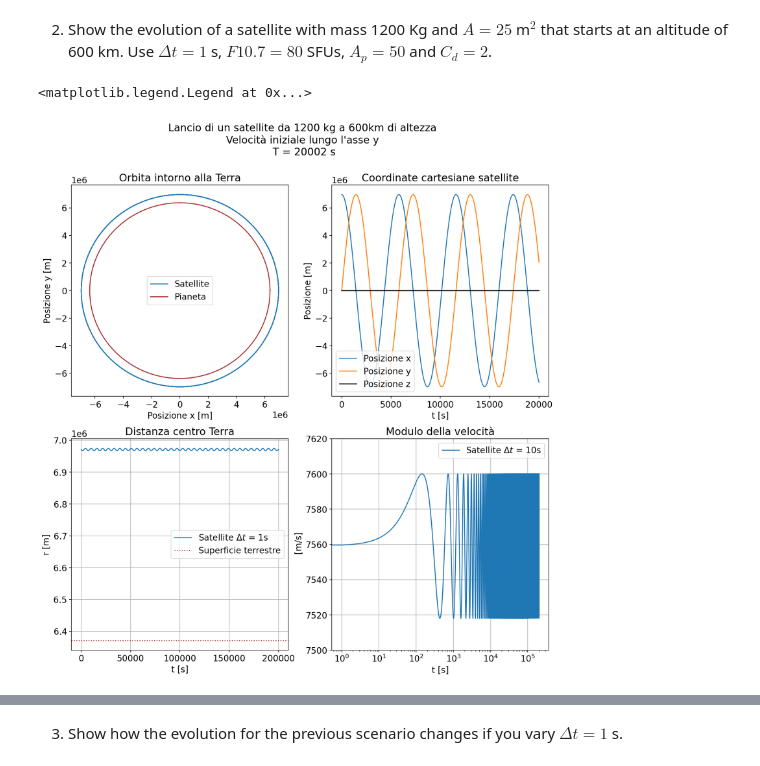
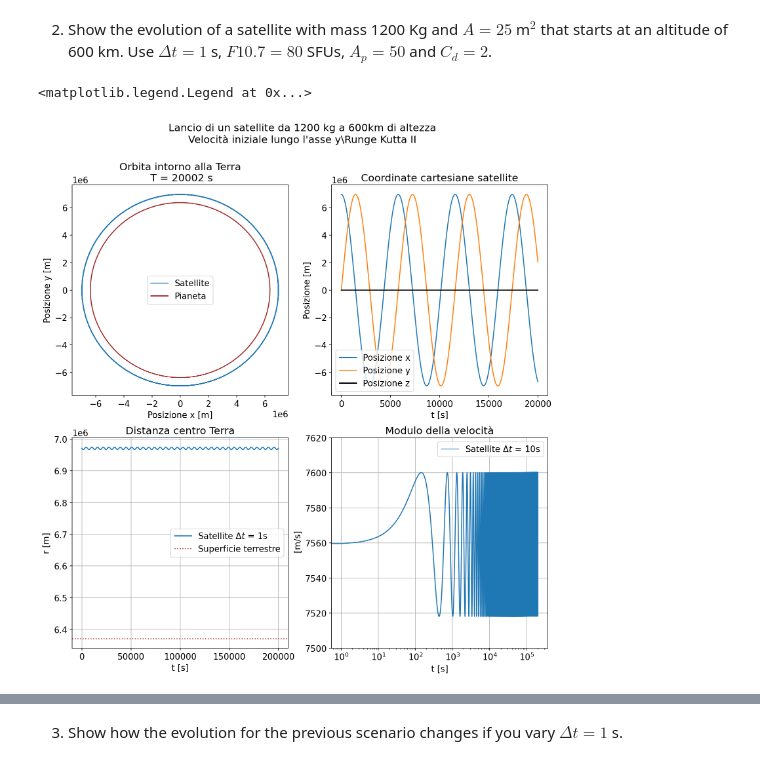
Before and after one commit to amifra8uni/LabCMP, a Jupyter notebook: Esame_28_gennaio.ipynb, the cells around one changed output, grey strips where cells are left out. Drawn from its saved outputs; the diff is of its cells as text; code cells hidden in the pictures.

```diff
--- a/Esame_28_gennaio.ipynb
+++ b/Esame_28_gennaio.ipynb
@@ -54,8 +54,10 @@ plt.show()
 # %%
 %matplotlib inline
 %config InlineBackend.figure_format ='retina'
-plt.figure(figsize=(14,14))
-plt.rc('font', size=14)
+plt.figure(figsize=(13,13))
+plt.rc('font', size=13)
+
+### Runge Kutta II ###
 
 # Importo le coordinate x dell'oggetto dei file della simulazione
 RK_1200kg = '/content/drive/MyDrive/Colab Notebooks/Computing_Methods/Esame/sim2_dt_1.dat'
@@ -65,9 +67,9 @@ t = np.arange(len(x)*1, step = 1)
 ## Plot 1 ##
 # Vediamo innanzitutto se compie un orbita circolare
 plt.subplot(2, 2, 1)
-plt.suptitle("Lancio di un satellite da 1200 kg a 600km di altezza\nVelocità iniziale lungo l'asse y\n T = %.0f s" % len(x))
+plt.suptitle("Lancio di un satellite da 1200 kg a 600km di altezza\nVelocità iniziale lungo l'asse y - Runge Kutta II")
 plt.plot(x,y, label = "Satellite")
-plt.title("Orbita intorno alla Terra")
+plt.title("Orbita intorno alla Terra\n T = %.0f s" % len(x))
 plt.xlabel("Posizione x [m]")
 plt.ylabel(r"Posizione y [m]")
 
@@ -96,31 +98,31 @@ plt.legend()
 # Voglio vedere quanto il satellite si avvicina alla terra (se lo fa)
 plt.subplot(2, 2, 3)
 RK_1200kg_N_200k = '/content/drive/MyDrive/Colab Notebooks/Computing_Methods/Esame/sim2_dt_1_N_200k.dat'
 r = np.loadtxt(RK_1200kg_N_200k, unpack = True, usecols = 6)
 tt = np.arange(len(r)*1, step = 1)
 plt.plot(tt, r, label = "Satellite $\Delta t$ = 1s")
 plt.axhline(y = RT, color = 'brown', linestyle = ':', label = "Superficie terrestre")
 plt.title("Distanza centro Terra")
 plt.xlabel("t [s]")
 plt.ylabel("r [m]")
 plt.grid()
 plt.legend()
 
 ## Plot 4
 # Il satellite oscilla, vedo cosa succede alla velocità
 plt.subplot(2, 2, 4)
 RK_1200kg_N_200k = '/content/drive/MyDrive/Colab Notebooks/Computing_Methods/Esame/sim2_dt_10_N_200k.dat'
 v = np.loadtxt(RK_1200kg_N_200k, unpack = True, usecols = 7)
 t_v = np.arange(len(v)*1, step = 1)
 plt.plot(t_v, v, label = "Satellite $\Delta t$ = 10s")
 #plt.axhline(y = RT, color = 'brown', linestyle = ':', label = "Superficie terrestre")
 plt.title("Modulo della velocità")
 plt.xlabel("t [s]")
 plt.ylabel(" [m/s]")
 plt.ylim(7500,7620)
 plt.xscale('log')
 plt.grid()
 plt.legend()
 # %% [output]
 <matplotlib.legend.Legend at 0x...>
-[figure, old version]
+[figure, new version]
```
Also changed, not shown: parts of 9 cells of this notebook.
